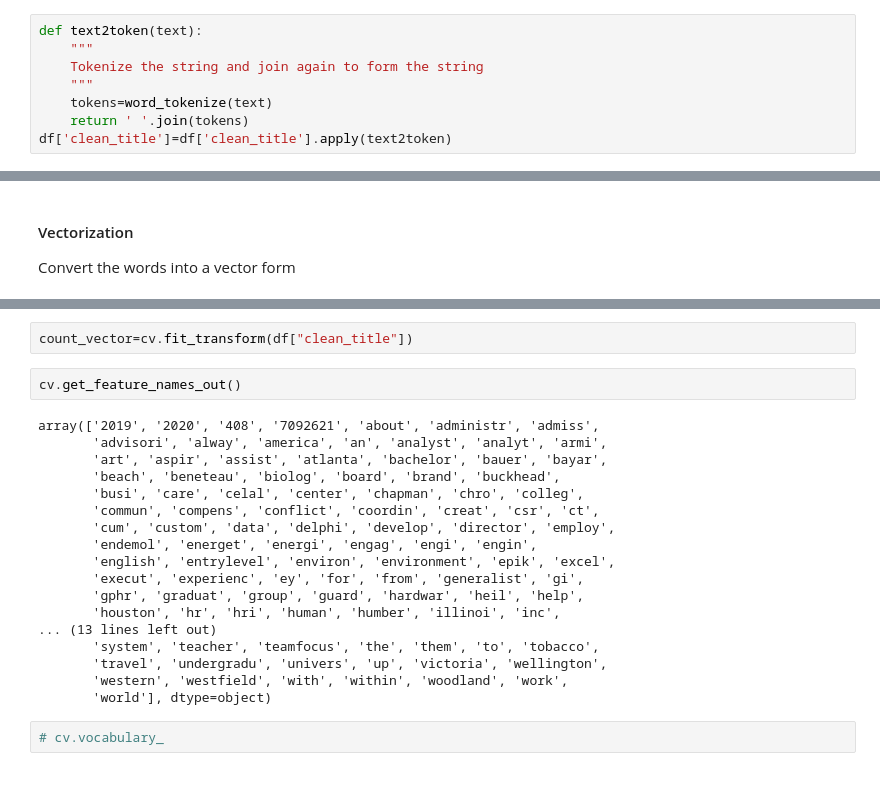
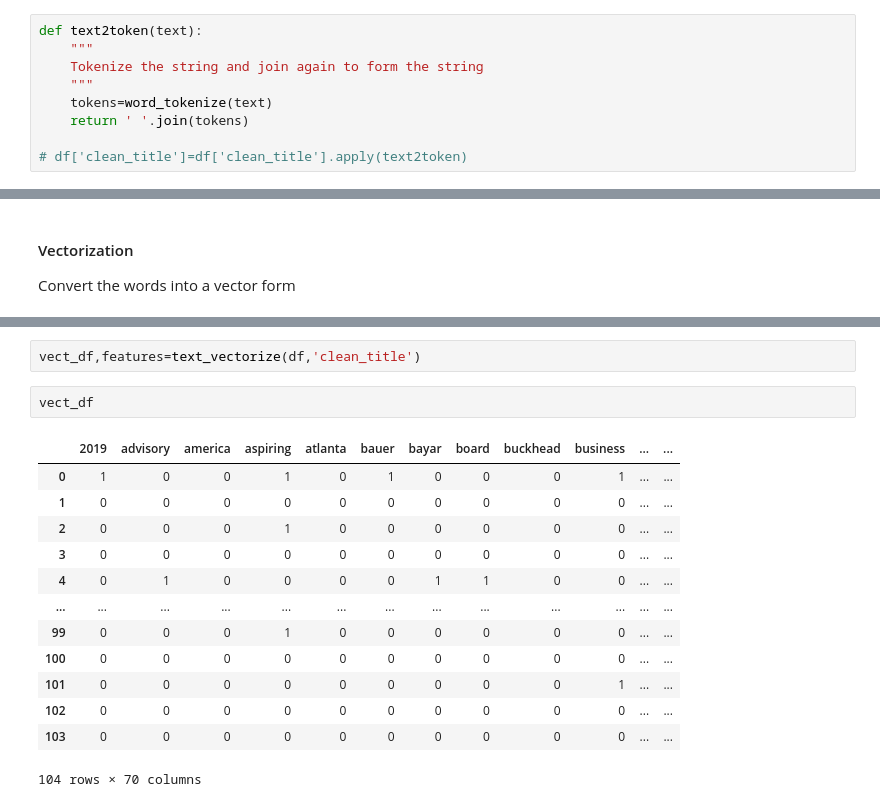
Before and after one commit to pchopalli/prashant, a Jupyter notebook: notebooks/potentialtalents/1_prashant_potential_talents.ipynb, the cells around one changed output, grey strips where cells are left out. Drawn from its saved outputs; the diff is of its cells as text.

```diff
--- a/notebooks/potentialtalents/1_prashant_potential_talents.ipynb
+++ b/notebooks/potentialtalents/1_prashant_potential_talents.ipynb
@@ -220,4 +151,5 @@ def text2token(text):
     """
     tokens=word_tokenize(text)
     return ' '.join(tokens)
-df['clean_title']=df['clean_title'].apply(text2token)
+
+# df['clean_title']=df['clean_title'].apply(text2token)
@@ -252,24 +207,18 @@ cv=CountVectorizer()
 # %%
-count_vector=cv.fit_transform(df["clean_title"])
+vect_df,features=text_vectorize(df,'clean_title')
 # %%
-cv.get_feature_names_out()
+vect_df
 # %% [output]
+|  | 2019 | advisory | america | aspiring | atlanta | bauer | bayar | board | buckhead | business | ... | ... |
+| 0 | 1 | 0 | 0 | 1 | 0 | 1 | 0 | 0 | 0 | 1 | ... | ... |
+| 1 | 0 | 0 | 0 | 0 | 0 | 0 | 0 | 0 | 0 | 0 | ... | ... |
+| 2 | 0 | 0 | 0 | 1 | 0 | 0 | 0 | 0 | 0 | 0 | ... | ... |
+| 3 | 0 | 0 | 0 | 0 | 0 | 0 | 0 | 0 | 0 | 0 | ... | ... |
+| 4 | 0 | 1 | 0 | 0 | 0 | 0 | 1 | 1 | 0 | 0 | ... | ... |
+| ... | ... | ... | ... | ... | ... | ... | ... | ... | ... | ... | ... | ... |
+| 99 | 0 | 0 | 0 | 1 | 0 | 0 | 0 | 0 | 0 | 0 | ... | ... |
+| 100 | 0 | 0 | 0 | 0 | 0 | 0 | 0 | 0 | 0 | 0 | ... | ... |
+| 101 | 0 | 0 | 0 | 0 | 0 | 0 | 0 | 0 | 0 | 1 | ... | ... |
+| 102 | 0 | 0 | 0 | 0 | 0 | 0 | 0 | 0 | 0 | 0 | ... | ... |
+| 103 | 0 | 0 | 0 | 0 | 0 | 0 | 0 | 0 | 0 | 0 | ... | ... |
-array(['2019', '2020', '408', '7092621', 'about', 'administr', 'admiss',
-       'advisori', 'alway', 'america', 'an', 'analyst', 'analyt', 'armi',
-       'art', 'aspir', 'assist', 'atlanta', 'bachelor', 'bauer', 'bayar',
-       'beach', 'beneteau', 'biolog', 'board', 'brand', 'buckhead',
-       'busi', 'care', 'celal', 'center', 'chapman', 'chro', 'colleg',
-       'commun', 'compens', 'conflict', 'coordin', 'creat', 'csr', 'ct',
-       'cum', 'custom', 'data', 'delphi', 'develop', 'director', 'employ',
-       'endemol', 'energet', 'energi', 'engag', 'engi', 'engin',
-       'english', 'entrylevel', 'environ', 'environment', 'epik', 'excel',
-       'execut', 'experienc', 'ey', 'for', 'from', 'generalist', 'gi',
-       'gphr', 'graduat', 'group', 'guard', 'hardwar', 'heil', 'help',
-       'houston', 'hr', 'hri', 'human', 'humber', 'illinoi', 'inc',
-... (13 lines left out)
-       'system', 'teacher', 'teamfocus', 'the', 'them', 'to', 'tobacco',
-       'travel', 'undergradu', 'univers', 'up', 'victoria', 'wellington',
-       'western', 'westfield', 'with', 'within', 'woodland', 'work',
-       'world'], dtype=object)
+104 rows × 70 columns
-# %%
-# cv.vocabulary_
```
Also changed, not shown: parts of 45 cells of this notebook.
